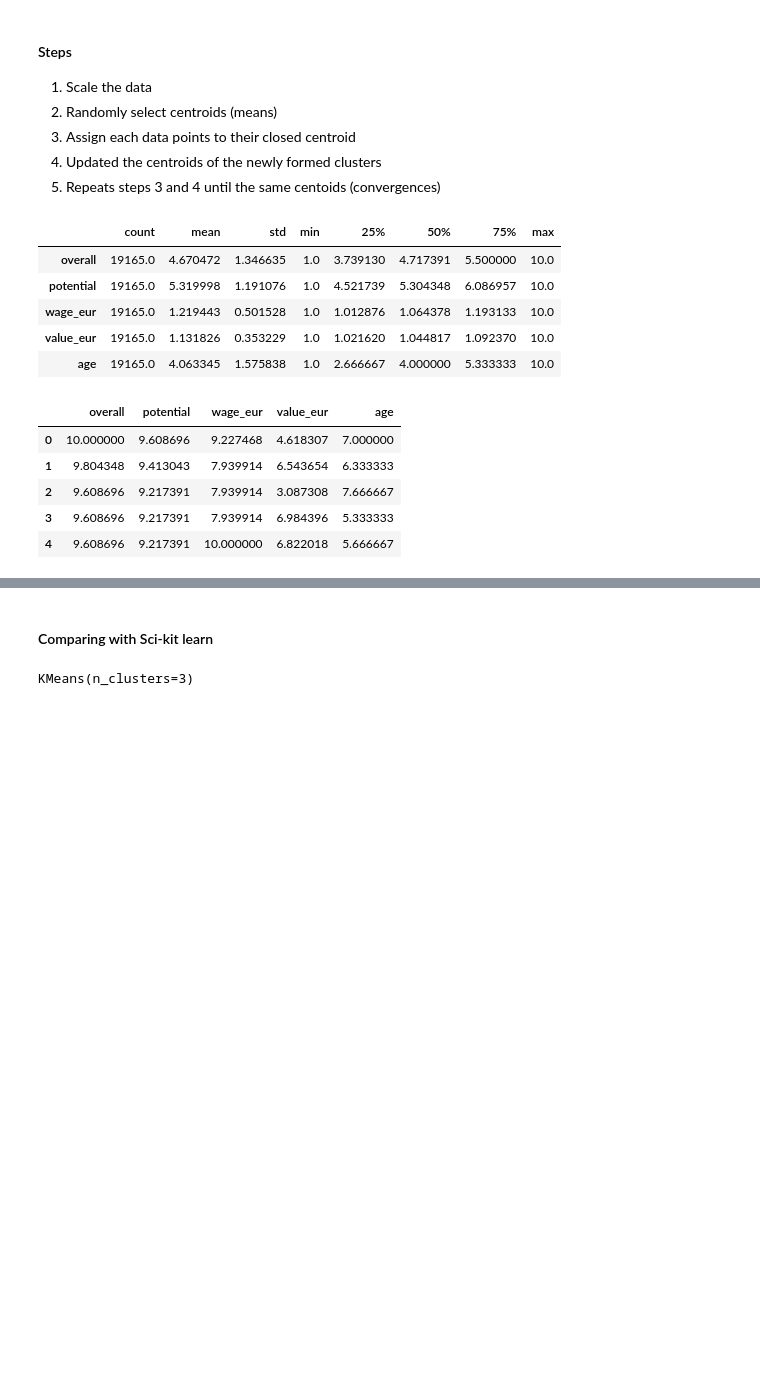
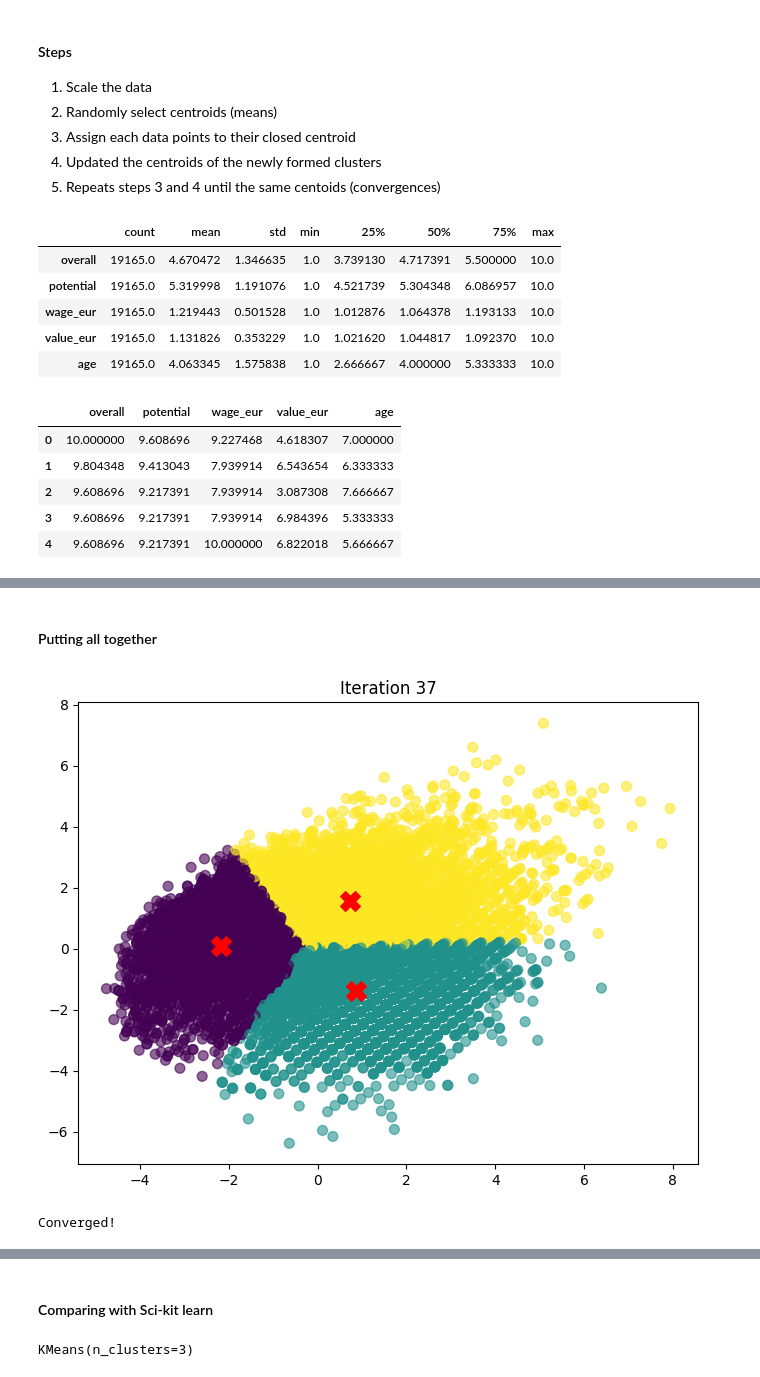
Before and after one commit to robinyUArizona/KMean-Clustering-from-Scratch, a Jupyter notebook: notebooks/kmeans-from-scratch.ipynb, the cells around one changed output, grey strips where cells are left out. Cells and saved outputs as stored; diff of their text form; code cells hidden in the pictures; blank space fills up the shorter version.

Commit message:
Added custom KMeans algorithm

```diff
--- a/notebooks/kmeans-from-scratch.ipynb
+++ b/notebooks/kmeans-from-scratch.ipynb
@@ -218,0 +228,75 @@ players[labels==0][["short_name"] + features]
+# %% [markdown]
+#### Putting all together
+# %%
+import numpy as np
+import pandas as pd
+from sklearn.decomposition import PCA
+import matplotlib.pyplot as plt
+from IPython.display import clear_output
+
+class KMeansCustom:
+    def __init__(self, data, K, max_iters=100):
+        self.data = self.scale_data(data)
+        self.K = K
+        self.max_iters = max_iters
+        self.centroids = None
+        self.labels = None
+
+    def scale_data(self, data):
+        """Scale data to a range between 1 and 10."""
+        return ((data - data.min()) / (data.max() - data.min())) * 9 + 1
+
+    def initialize_centroids(self):
+        """Randomly initialize centroids from the data."""
+        centroids = [self.data.apply(lambda x: float(x.sample())) for _ in range(self.K)]
+        self.centroids = pd.concat(centroids, axis=1)
+
+    def assign_clusters(self):
+        """Assign clusters based on the nearest centroid."""
+        distances = self.centroids.apply(lambda x: np.sqrt(((self.data - x) ** 2).sum(axis=1)))
+        self.labels = distances.idxmin(axis=1)
+
+    def update_centroids(self):
+        """Calculate new centroids by averaging points in each cluster."""
+        self.centroids = self.data.groupby(self.labels).apply(lambda x: np.exp(np.log(x).mean())).T
+
+    def plot_clusters(self, iteration):
+        """Visualize the clusters with PCA-reduced data."""
+        pca = PCA(n_components=2)
+        data_2d = pca.fit_transform(self.data)
+        centroids_2d = pca.transform(self.centroids.T)
+
+        clear_output(wait=True)
+        plt.figure(figsize=(8, 6))
+        plt.title(f'Iteration {iteration}')
+        plt.scatter(data_2d[:, 0], data_2d[:, 1], c=self.labels, cmap='viridis', s=50, alpha=0.6)
+        plt.scatter(centroids_2d[:, 0], centroids_2d[:, 1], c='red', marker='X', s=200)
+        plt.show()
+
+    def fit(self):
+        """Run the KMeans algorithm until convergence or max iterations."""
+        self.initialize_centroids()
+        for iteration in range(1, self.max_iters + 1):
+            old_centroids = self.centroids.copy()
+            self.assign_clusters()
+            self.update_centroids()
+
+            self.plot_clusters(iteration)
+
+            if old_centroids.equals(self.centroids):
+                print("Converged!")
+                break
+
+    def get_centroids(self):
+        """Returns the current centroids."""
+        return self.centroids
+
+# Usage example
+k = 3
+max_iterations = 100
+
+kmeans_custom = KMeansCustom(data, K=k, max_iters=max_iterations)
+kmeans_custom.fit()
+# %% [output]
+[figure, added]
+Converged!
```
Also changed, not shown: parts of 18 cells of this notebook.
